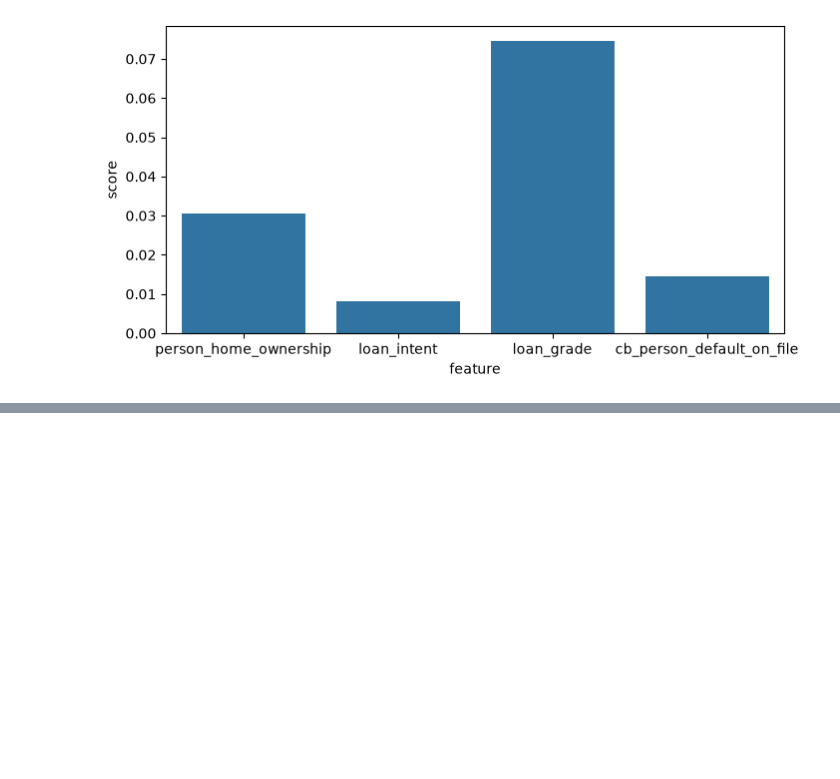
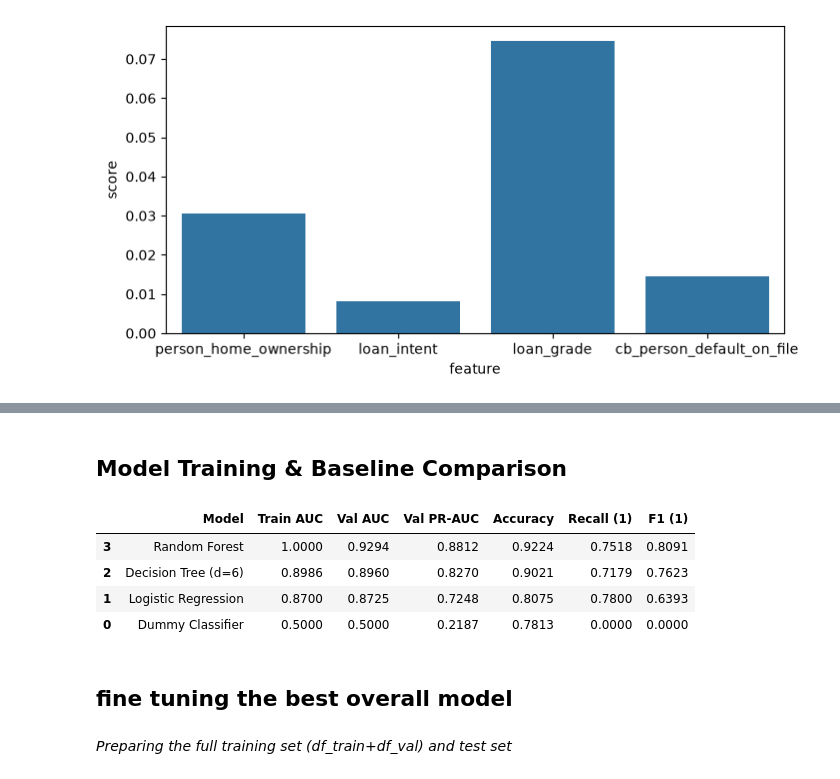
Before and after one commit to Bader-Badawi/loan-default-classifier, a Jupyter notebook: Notebook.ipynb, the cells around one changed output, grey strips where cells are left out. Drawn from its saved outputs; the diff is of its cells as text; code cells hidden in the pictures; blank space fills up the shorter version.

```diff
--- a/Notebook.ipynb
+++ b/Notebook.ipynb
@@ -190,8 +177,6 @@ plt.show()
 df_feature=df.copy()
 df_feature['interest_burden'] = df['loan_amnt'] * (df['loan_int_rate'] / 100)
 df_feature['income_buffer'] = df['person_income'] - df['loan_amnt']
-df_feature['emp_loan_ratio'] = df['loan_amnt'] / (df['person_emp_length'] + 1)
-df_feature['is_high_risk_renter'] = ((df['person_home_ownership'] == 'RENT') & (df['cb_person_default_on_file'] == 'Y')).astype(int)
 # %%
 mutual_info_classif(df_feature[['interest_burden']],df_feature.loan_status)
 # %% [output]
@@ -210,0 +192,3 @@ array([0.02175759])
+# %%
+df_full_train, df_test = train_test_split(df,test_size=0.2, random_state=1,stratify=df_feature['loan_status'])
+df_train,df_val =train_test_split(df_full_train,test_size=0.25,random_state=1,stratify=df_full_train['loan_status'])
@@ -210,0 +203,8 @@ array([0.02175759])
+# %%
+df_full_train=df_full_train.reset_index(drop=True)
+
+df_train=df_train.reset_index(drop=True)
+
+df_val=df_val.reset_index(drop=True)
+
+df_test=df_test.reset_index(drop=True)
@@ -210,0 +276,2 @@ array([0.02175759])
+# %% [markdown]
+## Model Training & Baseline Comparison
@@ -210,0 +287,43 @@ array([0.02175759])
+# %%
+imputer,scale,dv,x_train,y_train=encod_normlize(df_train)
+x_val,y_val=encod_normlize_val(imputer,scale,dv,df_val)
+# %%
+models = {
+    "Dummy Classifier":DummyClassifier(),
+    "Logistic Regression": LogisticRegression(class_weight="balanced", max_iter=1000, random_state=42),
+    "Decision Tree (d=6)": DecisionTreeClassifier(max_depth=6, class_weight="balanced", random_state=42),
+    "Random Forest": RandomForestClassifier(n_estimators=200, class_weight="balanced", n_jobs=-1, random_state=42)
+}
+
+
+results = []
+
+for name, clf in models.items():
+    clf.fit(x_train, y_train)
+
+    train_proba = clf.predict_proba(x_train)[:, 1]
+    val_proba = clf.predict_proba(x_val)[:, 1]
+    val_pred = clf.predict(x_val)
+
+    results.append({
+        "Model": name,
+        "Train AUC": round(roc_auc_score(y_train, train_proba), 4),
+        "Val AUC": round(roc_auc_score(y_val, val_proba), 4),
+        "Val PR-AUC": round(average_precision_score(y_val, val_proba), 4),
+        "Accuracy": round(accuracy_score(y_val, val_pred), 4),
+        "Recall (1)": round(recall_score(y_val, val_pred), 4),
+        "F1 (1)": round(f1_score(y_val, val_pred), 4),
+    })
+
+results_df = pd.DataFrame(results).sort_values("Val AUC", ascending=False)
+results_df
+# %% [output]
+|  | Model | Train AUC | Val AUC | Val PR-AUC | Accuracy | Recall (1) | F1 (1) |
+| 3 | Random Forest | 1.0000 | 0.9294 | 0.8812 | 0.9224 | 0.7518 | 0.8091 |
+| 2 | Decision Tree (d=6) | 0.8986 | 0.8960 | 0.8270 | 0.9021 | 0.7179 | 0.7623 |
+| 1 | Logistic Regression | 0.8700 | 0.8725 | 0.7248 | 0.8075 | 0.7800 | 0.6393 |
+| 0 | Dummy Classifier | 0.5000 | 0.5000 | 0.2187 | 0.7813 | 0.0000 | 0.0000 |
+# %% [markdown]
+## fine tuning the best overall model
+# %% [markdown]
+*Preparing the full training set (df_train+df_val) and test set*
```
Also changed, not shown: parts of 31 cells of this notebook, 2 other files.
